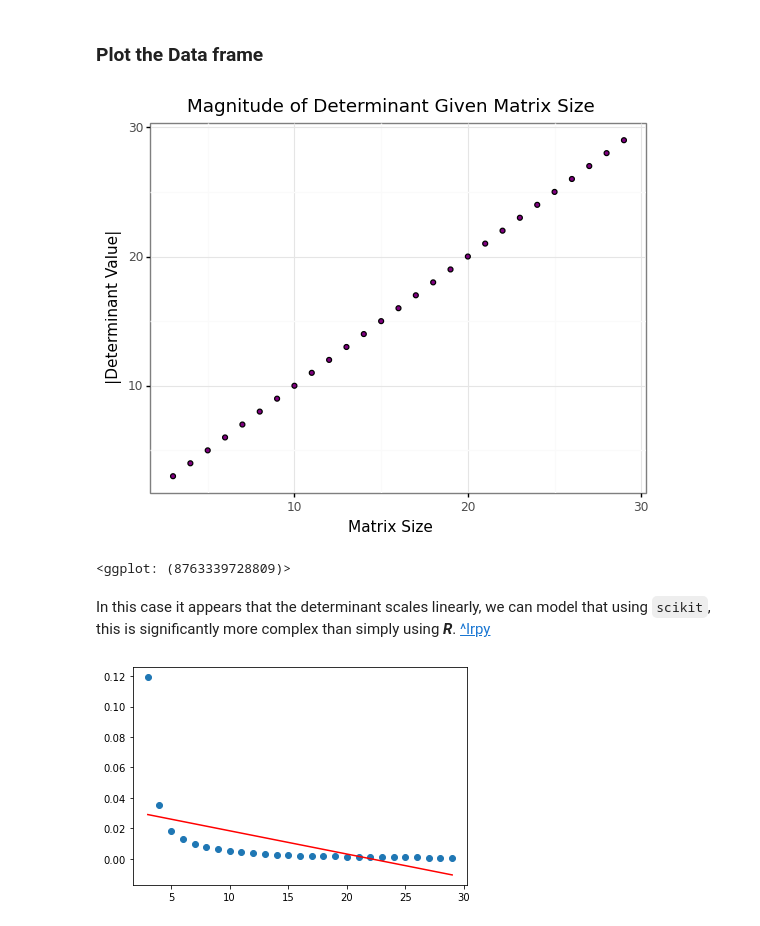
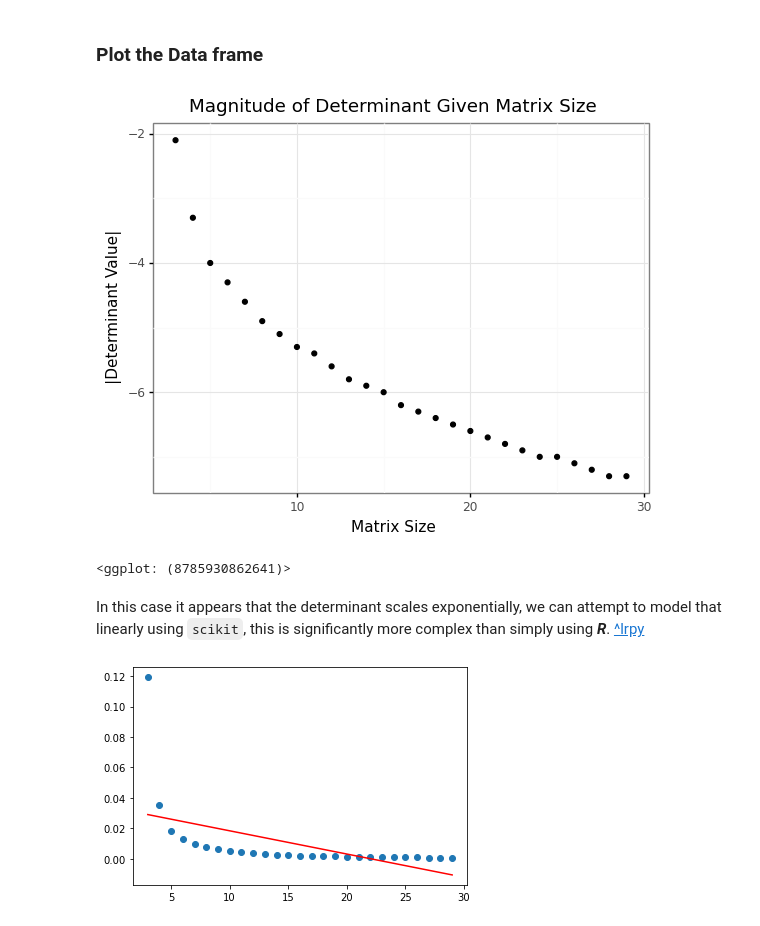
Before and after one commit to RyanGreenup/Python-Quant, a Jupyter notebook: Learning-Sympy/Matrix-Determinant.ipynb, the cells around one changed output. Cells and saved outputs as stored; diff of their text form; code cells hidden in the pictures.

Commit message:
Fixed the Plot

```diff
--- a/Learning-Sympy/Matrix-Determinant.ipynb
+++ b/Learning-Sympy/Matrix-Determinant.ipynb
@@ -151,20 +151,23 @@ Matrix.Size     Determinant.Value
 # %%
 from plotnine import *
 
 df_plot = df[3:]
-df_plot['Determinant.Value'] = df_plot.astype(float).round(1)
+df_plot
+df_plot['Determinant.Value'] = df_plot['Determinant.Value'].astype(float).round(1)
 
-(ggplot(df_plot, aes(x = 'Matrix.Size', y = 'Determinant.Value')) +
-    geom_point(fill = "Purple") +
-    theme_bw() +
-    labs(x = "Matrix Size", y = "|Determinant Value|") +
-    ggtitle('Magnitude of Determinant Given Matrix Size')
+(
+    ggplot(df_plot, aes(x = 'Matrix.Size', y = 'Determinant.Value')) +
+        geom_point() +
+        theme_bw() +
+        labs(x = "Matrix Size", y = "|Determinant Value|") +
+        ggtitle('Magnitude of Determinant Given Matrix Size')
+
 )
 # %% [output]
-[figure, old version]
+[figure, new version]
-<ggplot: (8763339728809)>
+<ggplot: (8785930862641)>
 # %% [markdown]
-In this case it appears that the determinant scales linearly, we can model that using `scikit`, this is significantly more complex than simply using ***R***. [^lrpy]
+In this case it appears that the determinant scales exponentially, we can attempt to model that linearly using `scikit`, this is significantly more complex than simply using ***R***. [^lrpy]
 
 [^lrpy]: https://towardsdatascience.com/linear-regression-in-6-lines-of-python-5e1d0cd05b8d
 # %%
```
Also changed, not shown: parts of 4 cells of this notebook.
